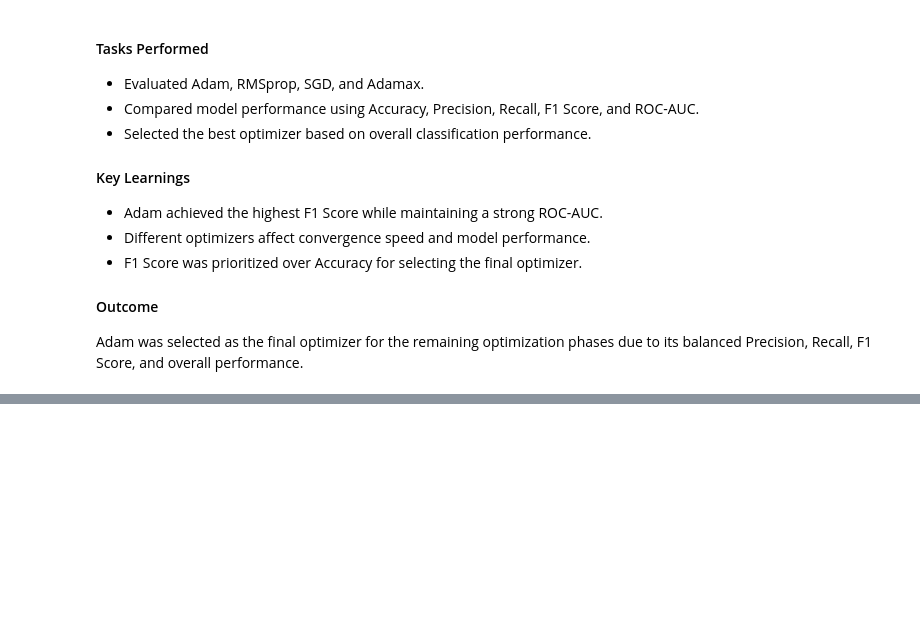
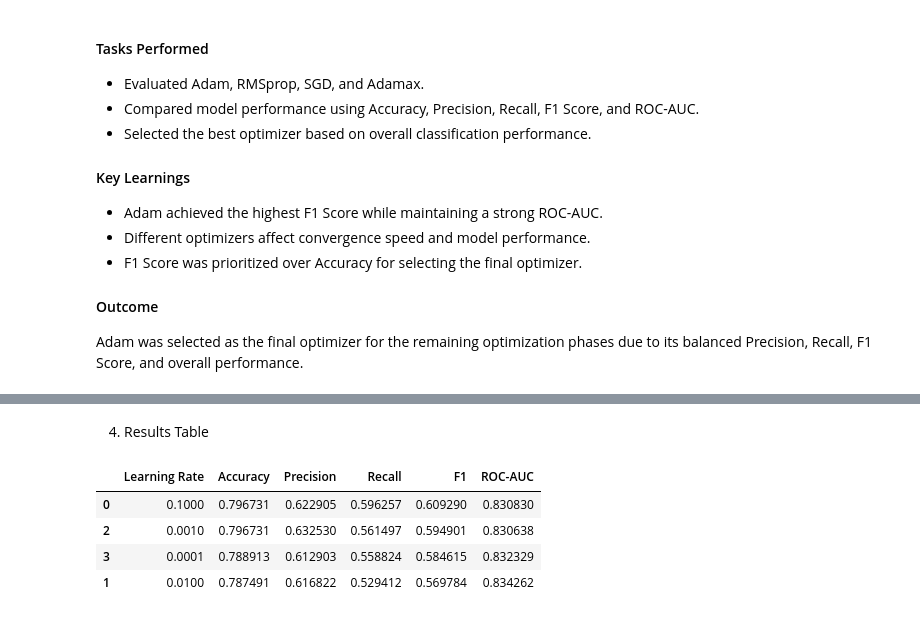
Before and after one commit to vk62945/Customer-Churn-Prediction-ANN, a Jupyter notebook: notebooks/06_Model_Optimization.ipynb, the cells around one changed output, grey strips where cells are left out. Cells and saved outputs as stored; diff of their text form; code cells hidden in the pictures; blank space fills up the shorter version.

```diff
--- a/notebooks/06_Model_Optimization.ipynb
+++ b/notebooks/06_Model_Optimization.ipynb
@@ -506,0 +547,30 @@ Adam was selected as the final optimizer for the remaining optimization phases d
+# %%
+results = []
+
+for lr in learning_rates:
+
+    print(f"\nTraining with Learning Rate = {lr}")
+
+    model = build_model([32,16], lr)
+
+    history = model.fit(
+        x_train,
+        y_train,
+        validation_split=0.2,
+        epochs=100,
+        batch_size=32,
+        callbacks=[early_stopping],
+        verbose=0
+    )
+
+    y_prob = model.predict(x_test, verbose=0)
+    y_pred = (y_prob >= 0.5).astype(int).flatten()
+
+    results.append({
+        "Learning Rate": lr,
+        "Accuracy": accuracy_score(y_test, y_pred),
+        "Precision": precision_score(y_test, y_pred),
+        "Recall": recall_score(y_test, y_pred),
+        "F1": f1_score(y_test, y_pred),
+        "ROC-AUC": roc_auc_score(y_test, y_prob)
+    })
@@ -506,0 +582,15 @@ Adam was selected as the final optimizer for the remaining optimization phases d
+# %% [markdown]
+4. Results Table
+# %%
+results_df = pd.DataFrame(results)
+
+results_df.sort_values(
+    by="F1",
+    ascending=False
+)
+# %% [output]
+|  | Learning Rate | Accuracy | Precision | Recall | F1 | ROC-AUC |
+| 0 | 0.1000 | 0.796731 | 0.622905 | 0.596257 | 0.609290 | 0.830830 |
+| 2 | 0.0010 | 0.796731 | 0.632530 | 0.561497 | 0.594901 | 0.830638 |
+| 3 | 0.0001 | 0.788913 | 0.612903 | 0.558824 | 0.584615 | 0.832329 |
+| 1 | 0.0100 | 0.787491 | 0.616822 | 0.529412 | 0.569784 | 0.834262 |
```
Also changed, not shown: parts of 9 cells of this notebook.
